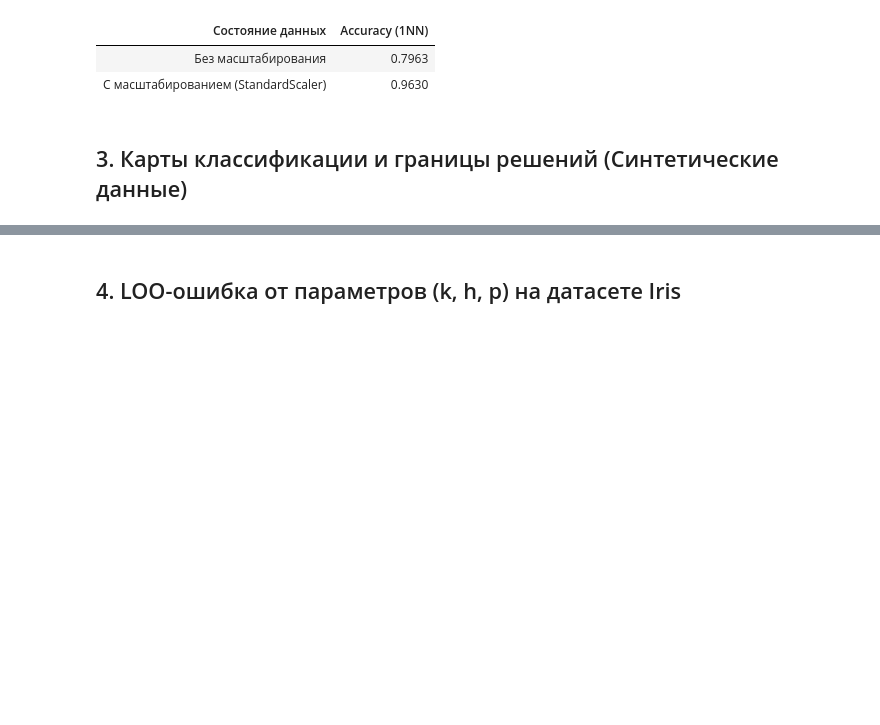
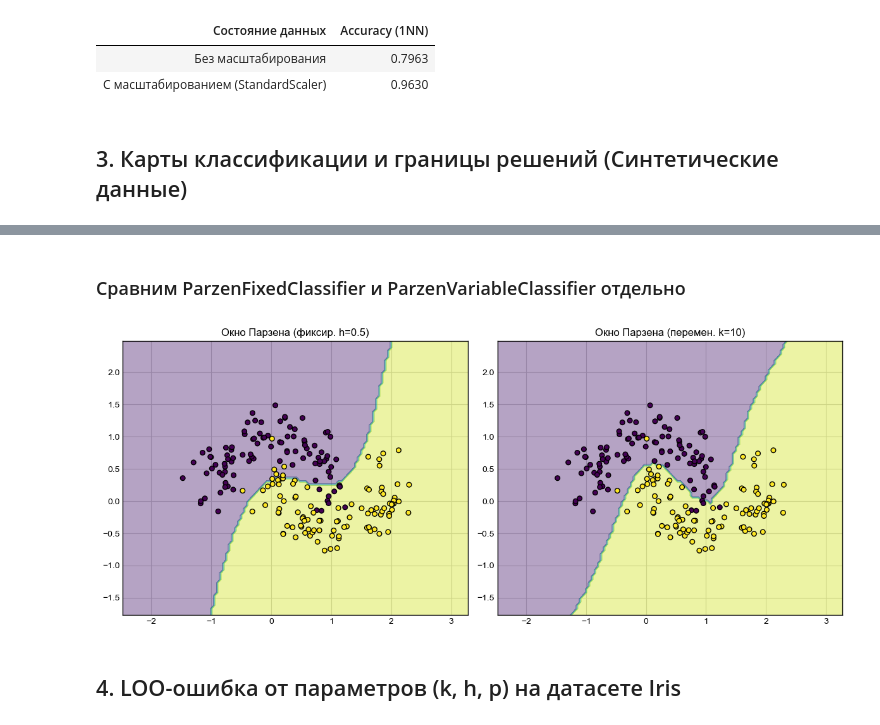
Before and after one commit to Toxele/Functional-Analysis-Cases-5-6-7, a Jupyter notebook: case_5/case_5.ipynb, the cells around one changed output, grey strips where cells are left out. Drawn from its saved outputs; the diff is of its cells as text; code cells hidden in the pictures; blank space fills up the shorter version.

```diff
--- a/case_5/case_5.ipynb
+++ b/case_5/case_5.ipynb
@@ -85,3 +94,18 @@ plt.show()
+# %% [markdown]
+### Сравним ParzenFixedClassifier и ParzenVariableClassifier отдельно
+# %%
+plt.figure(figsize=(12, 5))
+plt.subplot(1, 2, 1)
+plot_decision_boundary(ParzenFixedClassifier(h=0.5, kernel='gaussian').fit(X_syn, y_syn),
+                       X_syn, y_syn, "Окно Парзена (фиксир. h=0.5)")
+
+plt.subplot(1, 2, 2)
+plot_decision_boundary(ParzenVariableClassifier(k=10, kernel='gaussian').fit(X_syn, y_syn),
+                       X_syn, y_syn, "Окно Парзена (перемен. k=10)")
+plt.tight_layout()
+plt.show()
+# %% [output]
+[figure, added]
 # %% [markdown]
 ## 4. LOO-ошибка от параметров (k, h, p) на датасете Iris
 # %%
```
Also changed, not shown: parts of 6 cells of this notebook.
